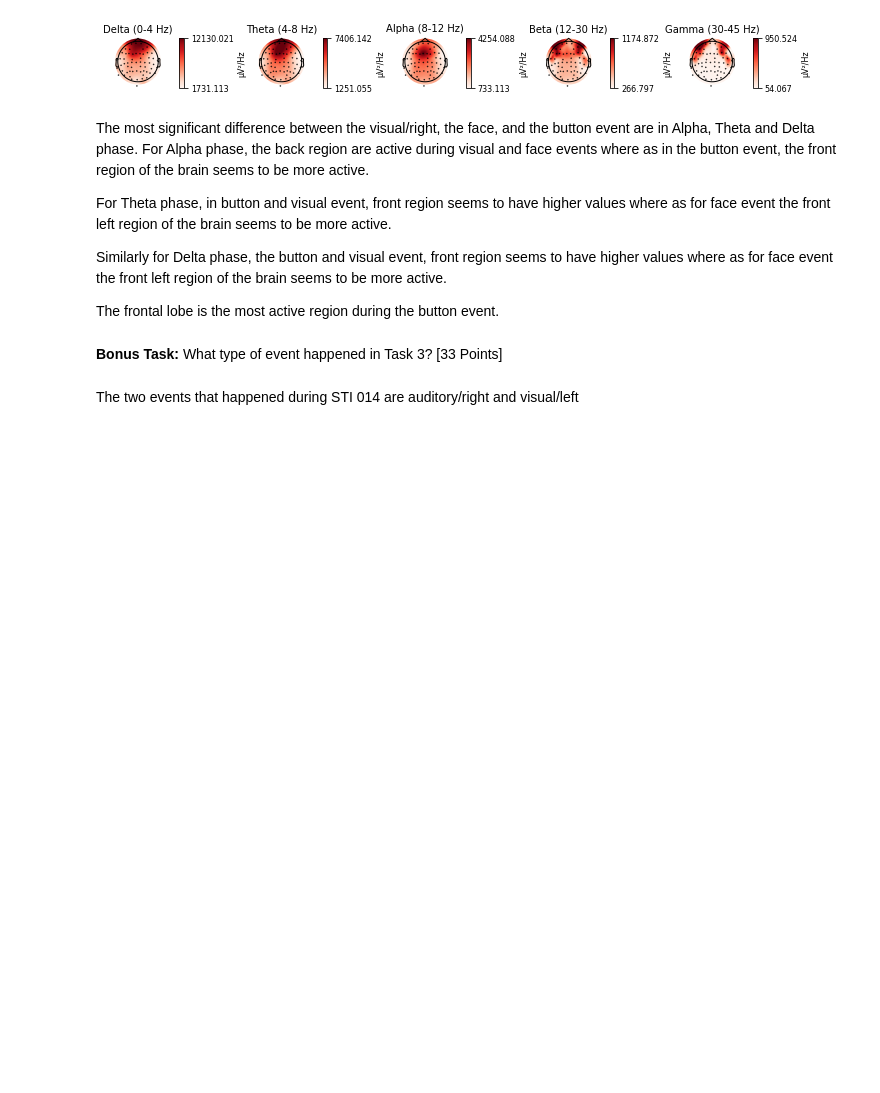
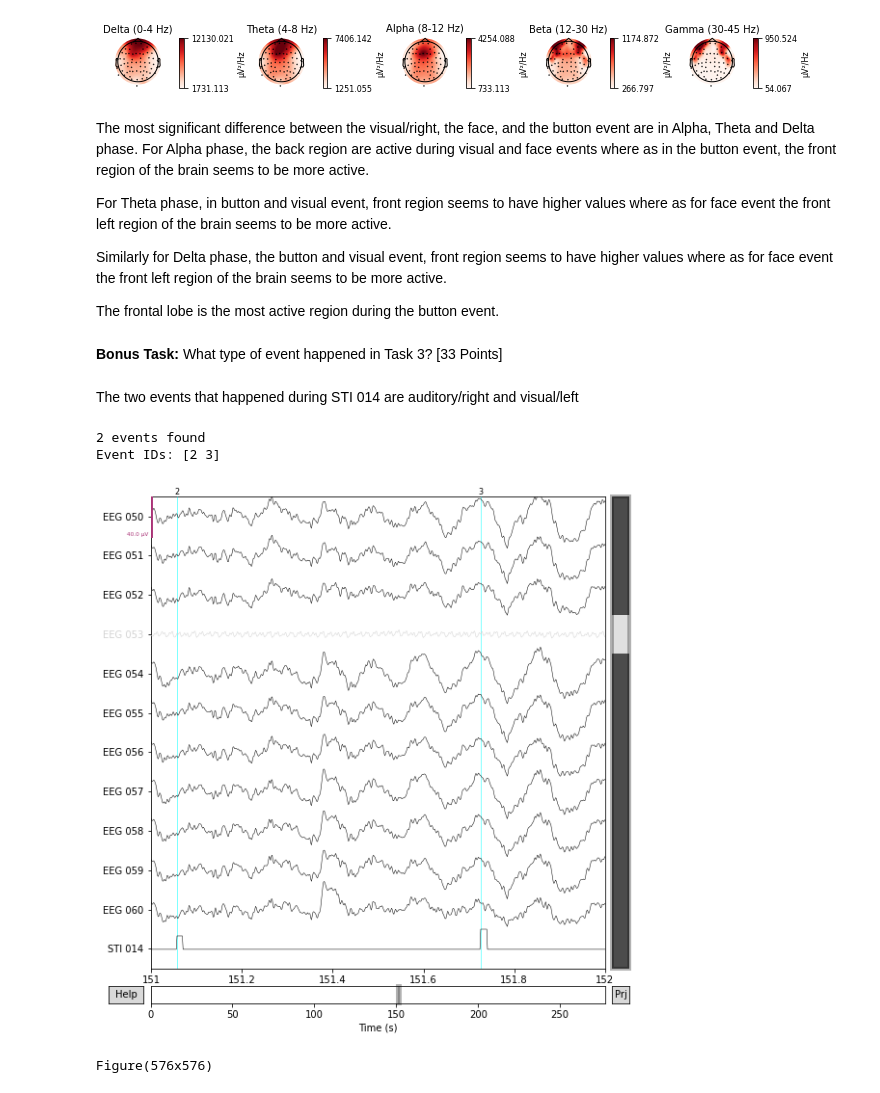
Before and after one commit to bostongfx/cs666student_2023, a Jupyter notebook: Copy_of_CS666_Assignment_2.ipynb, the cells around one changed output. Saved outputs shown, nothing was run; the diff lists cells and outputs as text; code cells hidden in the pictures; blank space fills up the shorter version.

```diff
--- a/Copy_of_CS666_Assignment_2.ipynb
+++ b/Copy_of_CS666_Assignment_2.ipynb
@@ -161,8 +158,8 @@ stim = raw.plot(order=chan_idxs, start=151, duration=1)
 # the plot should show EEG channels 50-60 and the stimulus channel together.
 # %%
 channels = ['EEG 050', 'EEG 051', 'EEG 052', 'EEG 053', 'EEG 054', 'EEG 055', 'EEG 056', 'EEG 057', 'EEG 058', 'EEG 059', 'EEG 060']
-channel_indexes = [raw.ch_names.index(ch) for ch in channels]+ [raw.ch_names.index('STI 014')]
-ecg50to60andstim = raw.plot(order=chan_idxs, start=151, duration=1)
+combine_channel_indexes = channel_indexes + chan_idxs
+ecg50to60andstim = raw.plot(order=combine_channel_indexes, start=151, duration=1)
 # %% [output]
 [figure]
 # %%
@@ -243,3 +242,12 @@ The frontal lobe is the most active region during the button event.
 # TODO Please go back to Task 3. Can you figure out which event types happened?
 # %% [markdown]
 The two events that happened during STI 014 are auditory/right and visual/left
+# %%
+event_id_finder = mne.find_events(raw.copy().crop(151, 152), stim_channel = 'STI 014')
+event_graph = raw.plot(order = channel_indexes, events = event_id_finder, start = 151, duration = 1)
+print(event_graph)
+# %% [output]
+2 events found
+Event IDs: [2 3]
+[figure, added]
+Figure(576x576)
```
Also changed, not shown: parts of 7 cells of this notebook.
